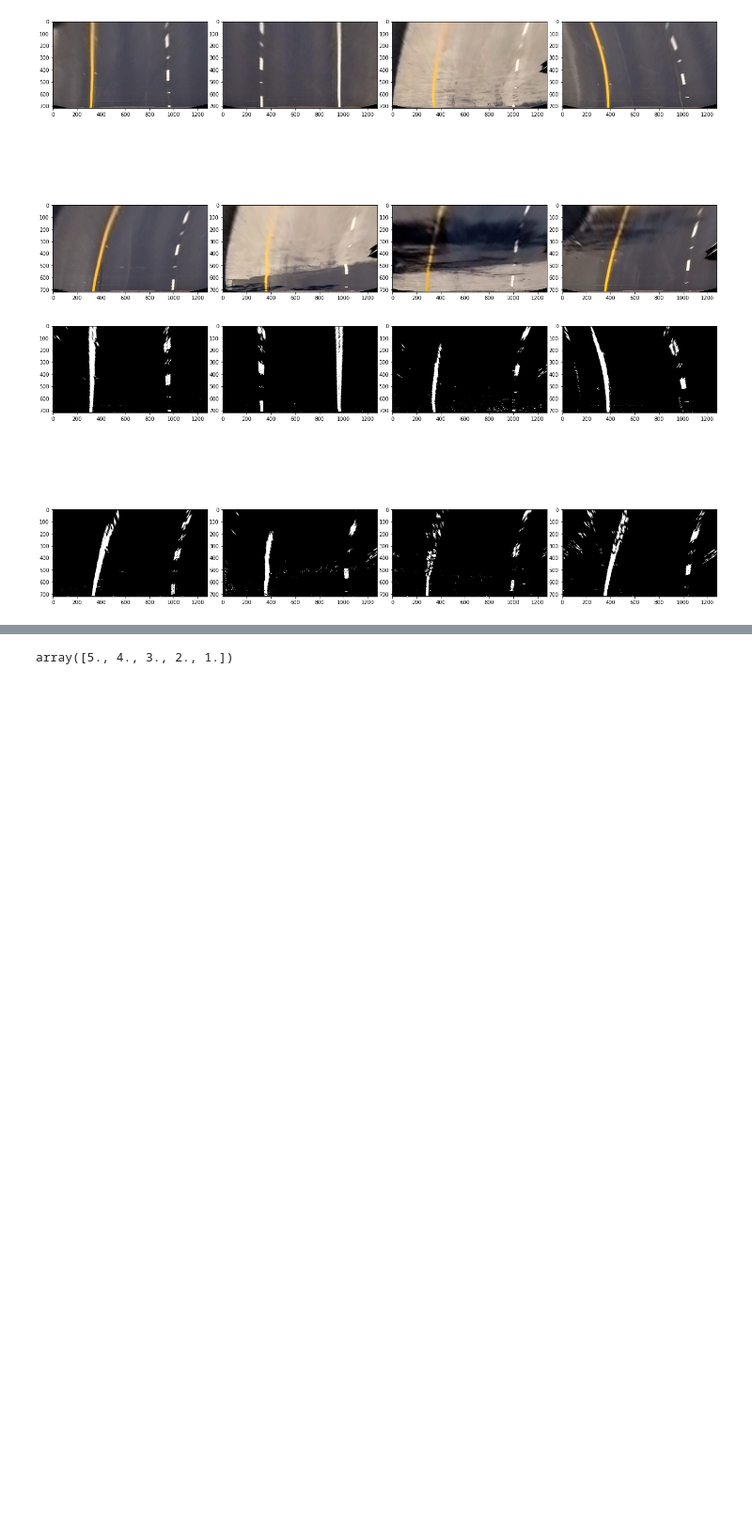
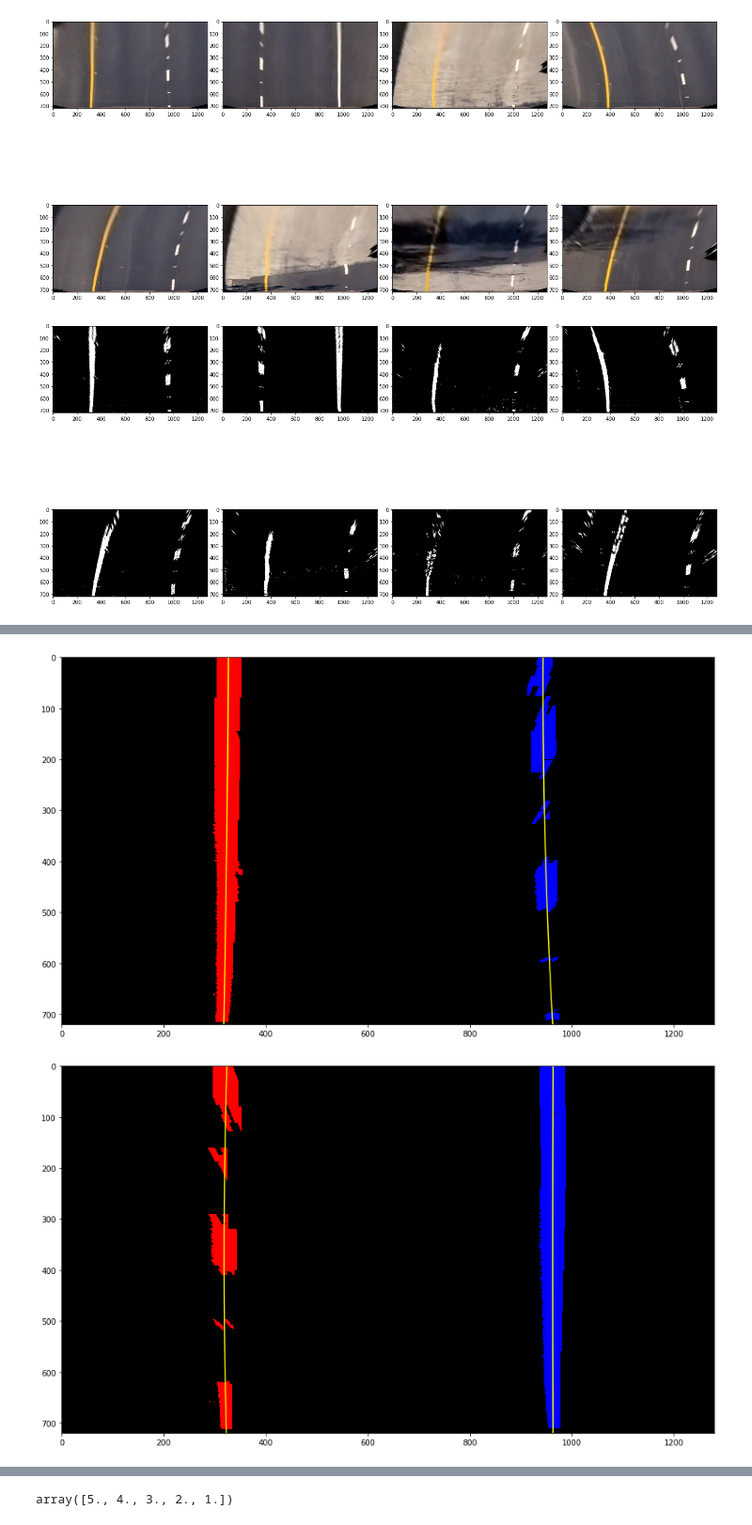
Before and after one commit to Aladdin95/CarND-Advanced-Lane-Lines, a Jupyter notebook: Advanced Lane Finding.ipynb, the cells around one changed output, grey strips where cells are left out. Shown at 94% size. Drawn from its saved outputs; the diff is of its cells as text; code cells hidden in the pictures; blank space fills up the shorter version.

```diff
--- a/Advanced Lane Finding.ipynb
+++ b/Advanced Lane Finding.ipynb
@@ -290,11 +281,3 @@ def get_points(warped, window_centroids, window_width, window_height):
     righty, rightx = np.nonzero(np.multiply(r_points, warped))
 
     return leftx, lefty, rightx, righty
-# %%
-leftx, lefty, rightx, righty = get_points(warped, window_centroids, window_width, window_height)
-left_fit = np.polyfit(lefty, leftx, 2)
-right_fit = np.polyfit(righty, rightx, 2)
-# %%
-ploty = np.arange(0,warped.shape[0])[::-1]
-left_fitx = left_fit[0]*ploty**2 + left_fit[1]*ploty + left_fit[2]
-right_fitx = right_fit[0]*ploty**2 + right_fit[1]*ploty + right_fit[2]
@@ -324,0 +296,29 @@ array([[0., 0., 0., ..., 0., 0., 0.],
+# %%
+prespective_lines_detected = []
+for indx, img in enumerate(test_all_unwarped):
+    img = np.array(img,np.uint8)
+    window_centroids = find_window_centroids(img, window_width, window_height, margin)
+    leftx, lefty, rightx, righty = get_points(test_all_unwarped[indx], window_centroids, window_width, window_height)
+
+    left_fit = np.polyfit(lefty, leftx, 2)
+    right_fit = np.polyfit(righty, rightx, 2)
+
+    ploty = np.arange(0,img.shape[0])[::-1]
+    left_fitx = left_fit[0]*ploty**2 + left_fit[1]*ploty + left_fit[2]
+    right_fitx = right_fit[0]*ploty**2 + right_fit[1]*ploty + right_fit[2]
+
+    out_img = np.dstack((img,img,img))
+    out_img[lefty, leftx] = [255, 0, 0]
+    out_img[righty, rightx] = [0, 0, 255]
+    write_name = 'output_images/prespective_lines_detected/' + str(indx) + '.jpg'
+
+    fig = plt.figure(figsize=(15,15))
+    ax = plt.subplot(111)
+    plt.imshow(out_img)
+    ax.plot(left_fitx, ploty, color='yellow')
+    ax.plot(right_fitx, ploty, color='yellow')
+    fig.savefig(write_name)
+    prespective_lines_detected.append(out_img)
+# %% [output]
+[figure, added]
+[figure, added]
```
Also changed, not shown: parts of 12 cells of this notebook, 48 other files.
